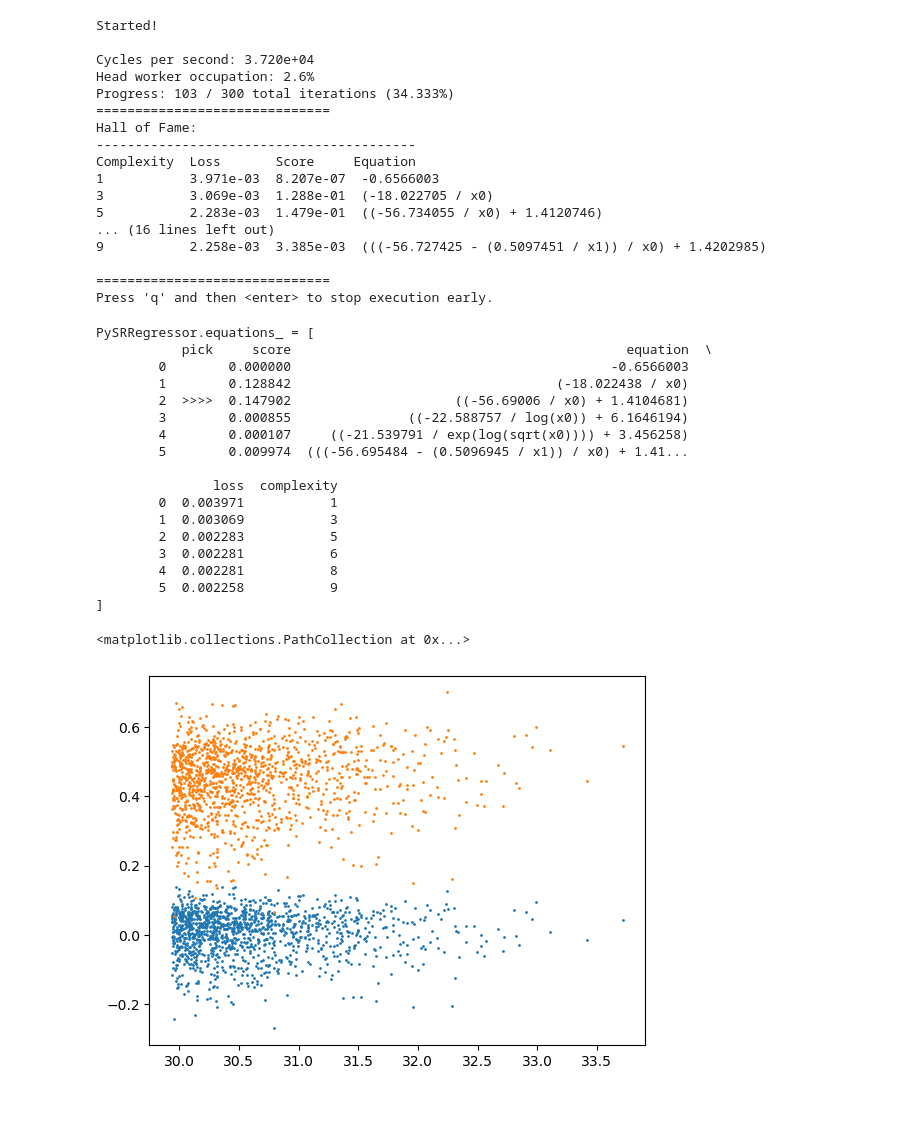
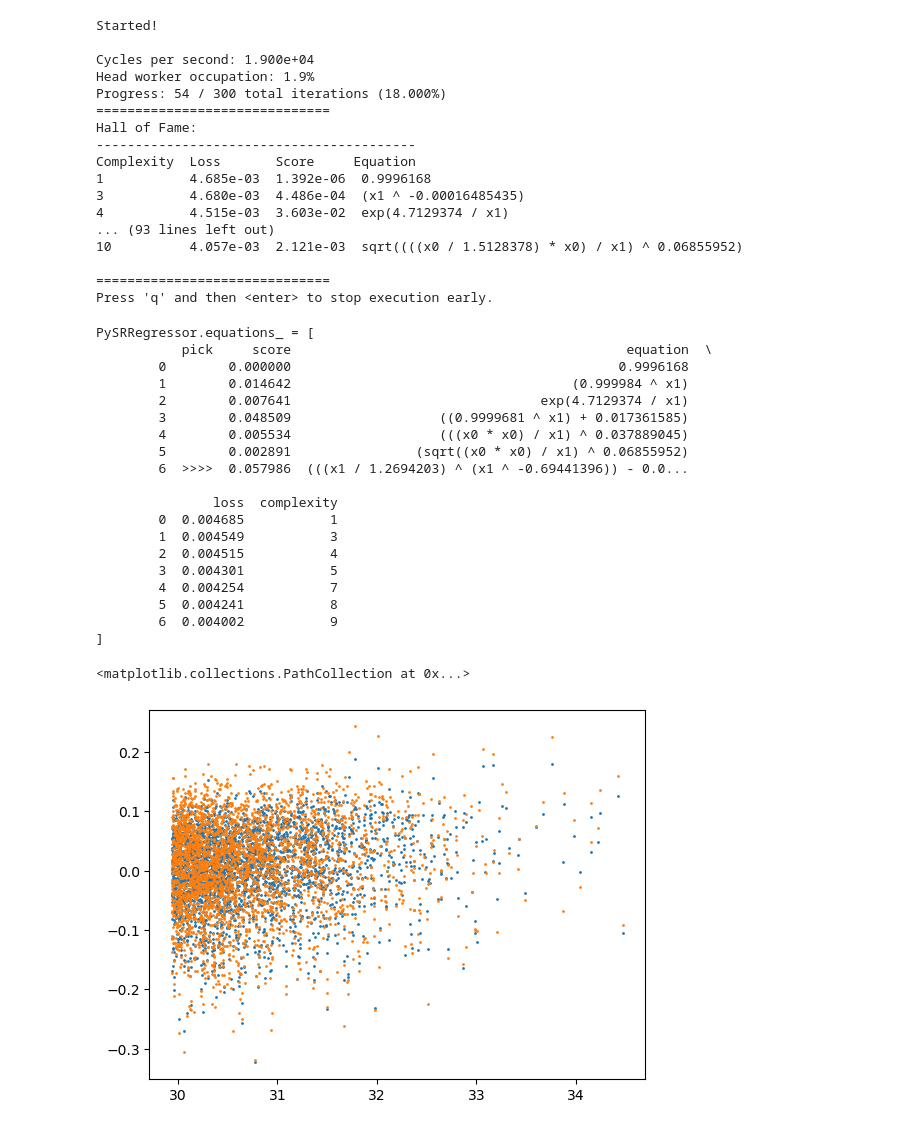
Before and after one commit to antolonappan/kSZscaler, a Jupyter notebook: Notebooks/density.ipynb, the cells around one changed output. Saved outputs shown, nothing was run; the diff lists cells and outputs as text; code cells hidden in the pictures.

```diff
--- a/Notebooks/density.ipynb
+++ b/Notebooks/density.ipynb
@@ -163,3 +134,5 @@ Y_primes = Y/train_df['M']*1.2
+# %%
+Y_primes = Y/model.predict(inp1)
 # %%
 model1 = PySRRegressor(
     niterations=20,
@@ -169,7 +142,7 @@ model1 = PySRRegressor(
     unary_operators=["neg","exp","log","sqrt",],
     procs=4,
     model_selection="best",)
-model1.fit(inp_2,Y_primes,weights=train_df['M']**.5)
+model1.fit(inp2,Y_primes,weights=train_df['M']**.5)
 # %% [output]
 Started!
 
@@ -212,7 +178,7 @@ model2 = PySRRegressor(
     unary_operators=["neg","exp","log","sqrt",],
     procs=4,
     model_selection="best",)
-model2.fit(inp_4,Y_primes,weights=train_df['M']**.5)
+model2.fit(inp3,Y_primes,weights=train_df['M']**.5)
 # %% [output]
 Started!
 
@@ -257,47 +225,50 @@ model3 = PySRRegressor(
     unary_operators=["neg","exp","log","sqrt",],
     procs=4,
     model_selection="best",)
-model3.fit(inp_3,Y_primes,weights=train_df['M']**.5)
+model3.fit(inp4,Y_primes,weights=train_df['M']**.5)
 # %% [output]
 Started!
 
-Cycles per second: 3.720e+04
-Head worker occupation: 2.6%
-Progress: 103 / 300 total iterations (34.333%)
+Cycles per second: 1.900e+04
+Head worker occupation: 1.9%
+Progress: 54 / 300 total iterations (18.000%)
 ==============================
 Hall of Fame:
 -----------------------------------------
 Complexity  Loss       Score     Equation
-1           3.971e-03  8.207e-07  -0.6566003
-3           3.069e-03  1.288e-01  (-18.022705 / x0)
-5           2.283e-03  1.479e-01  ((-56.734055 / x0) + 1.4120746)
-... (16 lines left out)
-9           2.258e-03  3.385e-03  (((-56.727425 - (0.5097451 / x1)) / x0) + 1.4202985)
+1           4.685e-03  1.392e-06  0.9996168
+3           4.680e-03  4.486e-04  (x1 ^ -0.00016485435)
+4           4.515e-03  3.603e-02  exp(4.7129374 / x1)
+... (93 lines left out)
+10          4.057e-03  2.121e-03  sqrt((((x0 / 1.5128378) * x0) / x1) ^ 0.06855952)
 
 ==============================
 Press 'q' and then <enter> to stop execution early.
 PySRRegressor.equations_ = [
            pick     score                                           equation  \
-        0        0.000000                                         -0.6566003
-        1        0.128842                                  (-18.022438 / x0)
-        2  >>>>  0.147902                     ((-56.69006 / x0) + 1.4104681)
-        3        0.000855               ((-22.588757 / log(x0)) + 6.1646194)
-        4        0.000107     ((-21.539791 / exp(log(sqrt(x0)))) + 3.456258)
-        5        0.009974  (((-56.695484 - (0.5096945 / x1)) / x0) + 1.41...
+        0        0.000000                                          0.9996168
+        1        0.014642                                    (0.999984 ^ x1)
+        2        0.007641                                exp(4.7129374 / x1)
+        3        0.048509                   ((0.9999681 ^ x1) + 0.017361585)
+        4        0.005534                   (((x0 * x0) / x1) ^ 0.037889045)
+        5        0.002891                (sqrt((x0 * x0) / x1) ^ 0.06855952)
+        6  >>>>  0.057986  (((x1 / 1.2694203) ^ (x1 ^ -0.69441396)) - 0.0...
 
                loss  complexity
-        0  0.003971           1
-        1  0.003069           3
-        2  0.002283           5
-        3  0.002281           6
-        4  0.002281           8
-        5  0.002258           9
+        0  0.004685           1
+        1  0.004549           3
+        2  0.004515           4
+        3  0.004301           5
+        4  0.004254           7
+        5  0.004241           8
+        6  0.004002           9
 ]
 # %%
-plt.scatter(train_df['M'],model.predict(inp1,2)/Y -1,s=1,label='PySR[M]')
-#plt.scatter(train_df['M'],train_df['M']*1.2*model1.predict(inp2)/Y -1,s=1,label='PySR[M,M*]')
-#plt.scatter(train_df['M'],train_df['M']*1.2*model2.predict(inp_4)/Y -1,s=1,label='PySR[M,d_ng]')
-plt.scatter(train_df['M'],train_df['M']*1.2*model3.predict(inp_3)/Y -1,s=1,label='PySR[M,M*,d_ng]')
+plt.scatter(train_df['M'],model.predict(inp1)/Y -1,s=1,label='PySR[M]')
+#plt.scatter(train_df['M'],(model.predict(inp1)/model1.predict(inp2))/Y -1,s=1,label='PySR[M,M*]')
+#plt.scatter(train_df['M'],(model.predict(inp1)/model2.predict(inp3))/Y -1,s=1,label='PySR[M,M*]')
+plt.scatter(train_df['M'],(model.predict(inp1)/model3.predict(inp4))/Y -1,s=1,label='PySR[M,M*]')
+#plt.scatter(train_df['M'],train_df['M']*1.2*model3.predict(inp_3)/Y -1,s=1,label='PySR[M,M*,d_ng]')
 # %% [output]
 <matplotlib.collections.PathCollection at 0x...>
-[figure, old version]
+[figure, new version]
```
Also changed, not shown: parts of 29 cells of this notebook, 15 other files.
